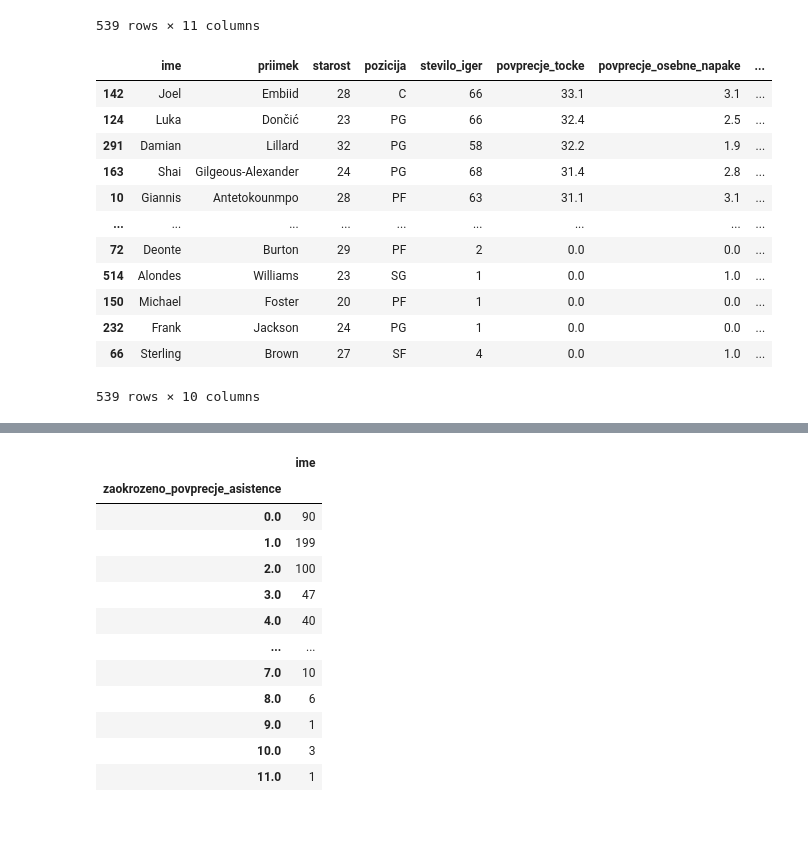
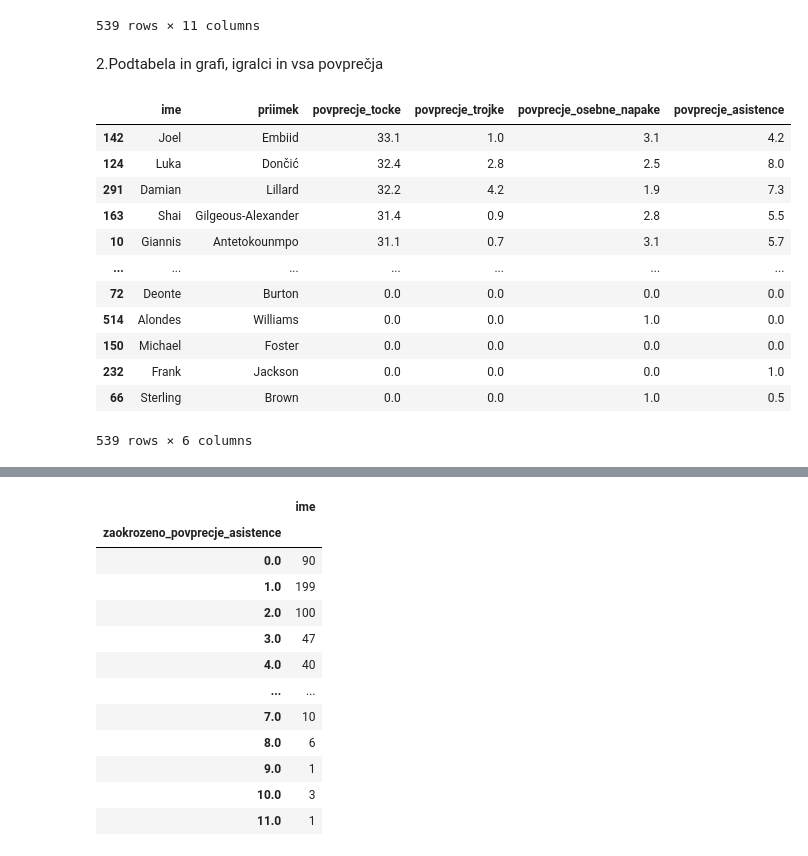
Before and after one commit to Miha-Novoselec/Projekt-Novoselec, a Jupyter notebook: Analiza-podatkov.ipynb, the cells around one changed output, grey strips where cells are left out. Saved outputs shown, nothing was run; the diff lists cells and outputs as text; code cells hidden in the pictures; blank space fills up the shorter version.

```diff
--- a/Analiza-podatkov.ipynb
+++ b/Analiza-podatkov.ipynb
@@ -144,22 +118,22 @@ igralci
 | 232 | Frank | Jackson | 24 | PG | 1 | 0.0 | 0.0 | ... |
 | 66 | Sterling | Brown | 27 | SF | 4 | 0.0 | 1.0 | ... |
 539 rows × 11 columns
-# %%
-igralci.drop("zaokrozeno_povprecje_tocke", axis = 1, inplace = True)
-igralci
-# %% [output]
-|  | ime | priimek | starost | pozicija | stevilo_iger | povprecje_tocke | povprecje_osebne_napake | ... |
-| 142 | Joel | Embiid | 28 | C | 66 | 33.1 | 3.1 | ... |
-| 124 | Luka | Dončić | 23 | PG | 66 | 32.4 | 2.5 | ... |
-| 291 | Damian | Lillard | 32 | PG | 58 | 32.2 | 1.9 | ... |
-| 163 | Shai | Gilgeous-Alexander | 24 | PG | 68 | 31.4 | 2.8 | ... |
-| 10 | Giannis | Antetokounmpo | 28 | PF | 63 | 31.1 | 3.1 | ... |
-| ... | ... | ... | ... | ... | ... | ... | ... | ... |
-| 72 | Deonte | Burton | 29 | PF | 2 | 0.0 | 0.0 | ... |
-| 514 | Alondes | Williams | 23 | SG | 1 | 0.0 | 1.0 | ... |
-| 150 | Michael | Foster | 20 | PF | 1 | 0.0 | 0.0 | ... |
-| 232 | Frank | Jackson | 24 | PG | 1 | 0.0 | 0.0 | ... |
-| 66 | Sterling | Brown | 27 | SF | 4 | 0.0 | 1.0 | ... |
-539 rows × 10 columns
+# %% [markdown]
+2.Podtabela in grafi, igralci in vsa povprečja
 # %%
-podtabela = igralci[["ime", "priimek", "starost", "povprecje_asistence"]].copy()
+podtabela = igralci[["ime", "priimek", "povprecje_tocke", "povprecje_trojke", "povprecje_osebne_napake", "povprecje_asistence"]]
+podtabela
+# %% [output]
+|  | ime | priimek | povprecje_tocke | povprecje_trojke | povprecje_osebne_napake | povprecje_asistence |
+| 142 | Joel | Embiid | 33.1 | 1.0 | 3.1 | 4.2 |
+| 124 | Luka | Dončić | 32.4 | 2.8 | 2.5 | 8.0 |
+| 291 | Damian | Lillard | 32.2 | 4.2 | 1.9 | 7.3 |
+| 163 | Shai | Gilgeous-Alexander | 31.4 | 0.9 | 2.8 | 5.5 |
+| 10 | Giannis | Antetokounmpo | 31.1 | 0.7 | 3.1 | 5.7 |
+| ... | ... | ... | ... | ... | ... | ... |
+| 72 | Deonte | Burton | 0.0 | 0.0 | 0.0 | 0.0 |
+| 514 | Alondes | Williams | 0.0 | 0.0 | 1.0 | 0.0 |
+| 150 | Michael | Foster | 0.0 | 0.0 | 0.0 | 0.0 |
+| 232 | Frank | Jackson | 0.0 | 0.0 | 0.0 | 1.0 |
+| 66 | Sterling | Brown | 0.0 | 0.0 | 1.0 | 0.5 |
+539 rows × 6 columns
```
Also changed, not shown: parts of 22 cells of this notebook.
